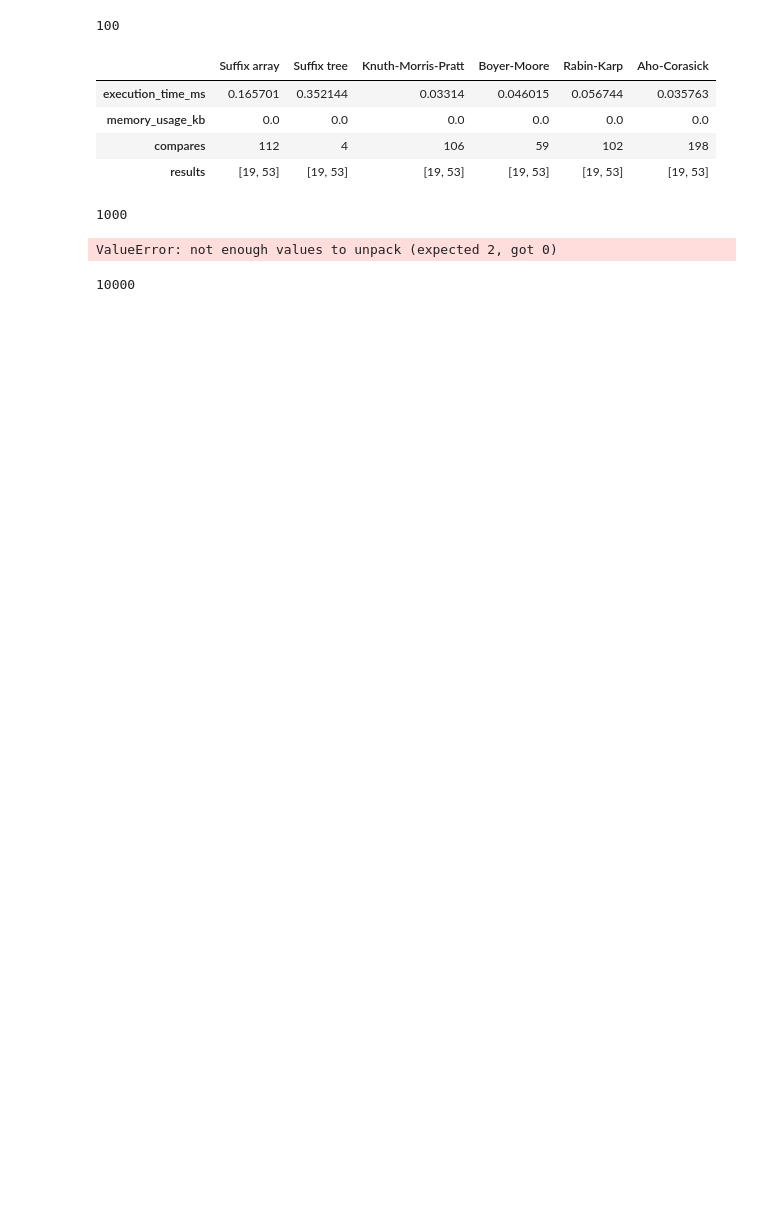
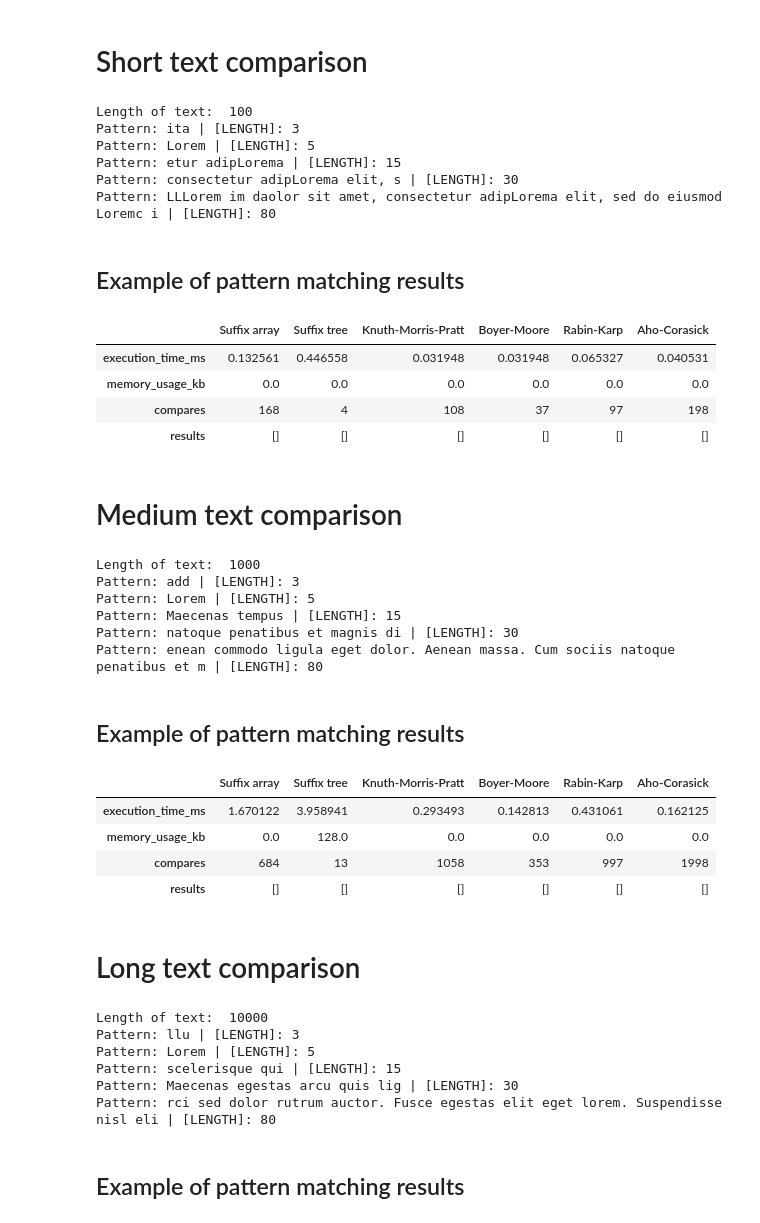
Before and after one commit to NCCMNT/Text-Algorithms, a Jupyter notebook: lab5/pattern_matching_analisys.ipynb, the cells around one changed output. Cells and saved outputs as stored; diff of their text form; code cells hidden in the pictures; blank space fills up the shorter version.

```diff
--- a/lab5/pattern_matching_analisys.ipynb
+++ b/lab5/pattern_matching_analisys.ipynb
@@ -141,42 +141,79 @@ def compare_pattern_matching_algorithms(text: str, pattern: str) -> dict:
             "results": ac_result
         }
     }
+# %% [markdown]
+# Short text comparison
 # %%
 with open('text_samples/short.txt', 'r') as file:
     short_text = file.read()
-patterns = ["it", "Lorem", "consectetur adipLorema"]
-len(short_text)
+patterns_for_short = ["ita", "Lorem", "etur adipLorema", "consectetur adipLorema elit, s", "LLLorem im daolor sit amet, consectetur adipLorema elit, sed do eiusmod Loremc i"]
+print("Length of text: ", len(short_text))
+for p in patterns_for_short:
+    print(f"Pattern: {p} | [LENGTH]: {len(p)}")
 # %% [output]
-100
+Length of text:  100
+Pattern: ita | [LENGTH]: 3
+Pattern: Lorem | [LENGTH]: 5
+Pattern: etur adipLorema | [LENGTH]: 15
+Pattern: consectetur adipLorema elit, s | [LENGTH]: 30
+Pattern: LLLorem im daolor sit amet, consectetur adipLorema elit, sed do eiusmod Loremc i | [LENGTH]: 80
+# %% [markdown]
+## Example of pattern matching results
 # %%
-d1 = compare_pattern_matching_algorithms(short_text, patterns[0])
+d1 = compare_pattern_matching_algorithms(short_text, patterns_for_short[0])
 d1_df = pd.DataFrame(d1)
 d1_df
 # %% [output]
 |  | Suffix array | Suffix tree | Knuth-Morris-Pratt | Boyer-Moore | Rabin-Karp | Aho-Corasick |
-| execution_time_ms | 0.165701 | 0.352144 | 0.03314 | 0.046015 | 0.056744 | 0.035763 |
+| execution_time_ms | 0.132561 | 0.446558 | 0.031948 | 0.031948 | 0.065327 | 0.040531 |
 | memory_usage_kb | 0.0 | 0.0 | 0.0 | 0.0 | 0.0 | 0.0 |
-| compares | 112 | 4 | 106 | 59 | 102 | 198 |
-| results | [19, 53] | [19, 53] | [19, 53] | [19, 53] | [19, 53] | [19, 53] |
+| compares | 168 | 4 | 108 | 37 | 97 | 198 |
+| results | [] | [] | [] | [] | [] | [] |
+# %% [markdown]
+# Medium text comparison
 # %%
 with open('text_samples/medium.txt', 'r') as file:
     medium_text = file.read()
-patterns = ["tea", "Lorem", "Maecenas tempus, tellus"]
-len(medium_text)
+patterns_for_medium = ["add", "Lorem", "Maecenas tempus", "natoque penatibus et magnis di", "enean commodo ligula eget dolor. Aenean massa. Cum sociis natoque penatibus et m"]
+print("Length of text: ",len(medium_text))
+for p in patterns_for_medium:
+    print(f"Pattern: {p} | [LENGTH]: {len(p)}")
 # %% [output]
-1000
+Length of text:  1000
+Pattern: add | [LENGTH]: 3
+Pattern: Lorem | [LENGTH]: 5
+Pattern: Maecenas tempus | [LENGTH]: 15
+Pattern: natoque penatibus et magnis di | [LENGTH]: 30
+Pattern: enean commodo ligula eget dolor. Aenean massa. Cum sociis natoque penatibus et m | [LENGTH]: 80
+# %% [markdown]
+## Example of pattern matching results
 # %%
-d2 = compare_pattern_matching_algorithms(medium_text, patterns[0])
+d2 = compare_pattern_matching_algorithms(medium_text, patterns_for_medium[0])
 d2_df = pd.DataFrame(d2)
 d2_df
 # %% [output]
-ValueError: not enough values to unpack (expected 2, got 0)
+|  | Suffix array | Suffix tree | Knuth-Morris-Pratt | Boyer-Moore | Rabin-Karp | Aho-Corasick |
+| execution_time_ms | 1.670122 | 3.958941 | 0.293493 | 0.142813 | 0.431061 | 0.162125 |
+| memory_usage_kb | 0.0 | 128.0 | 0.0 | 0.0 | 0.0 | 0.0 |
+| compares | 684 | 13 | 1058 | 353 | 997 | 1998 |
+| results | [] | [] | [] | [] | [] | [] |
+# %% [markdown]
+# Long text comparison
 # %%
 with open('text_samples/long.txt', 'r') as file:
     long_text = file.read()
 
-patterns = ["llu", "Lorem", "scelerisque quis", "nec vitae orci sed dol", "Vestibulum eu odio. Vivamus laoreet. Nullam tincidunt"]
-len(long_text)
+patterns_for_long = ["llu", "Lorem", "scelerisque qui", "Maecenas egestas arcu quis lig", "rci sed dolor rutrum auctor. Fusce egestas elit eget lorem. Suspendisse nisl eli"]
+print("Length of text: ", len(long_text))
+for p in patterns_for_long:
+    print(f"Pattern: {p} | [LENGTH]: {len(p)}")
 # %% [output]
-10000
+Length of text:  10000
+Pattern: llu | [LENGTH]: 3
+Pattern: Lorem | [LENGTH]: 5
+Pattern: scelerisque qui | [LENGTH]: 15
+Pattern: Maecenas egestas arcu quis lig | [LENGTH]: 30
+Pattern: rci sed dolor rutrum auctor. Fusce egestas elit eget lorem. Suspendisse nisl eli | [LENGTH]: 80
+# %% [markdown]
+## Example of pattern matching results
 # %%
```
Also changed, not shown: parts of 13 cells of this notebook, 2 other files.
